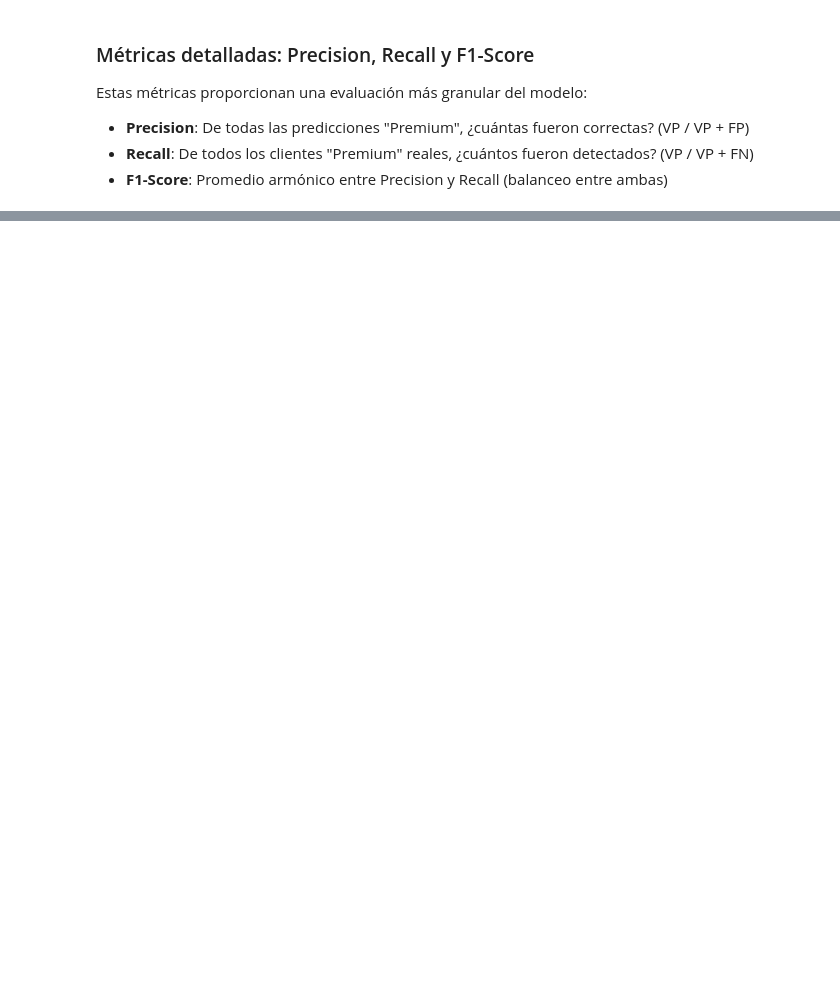
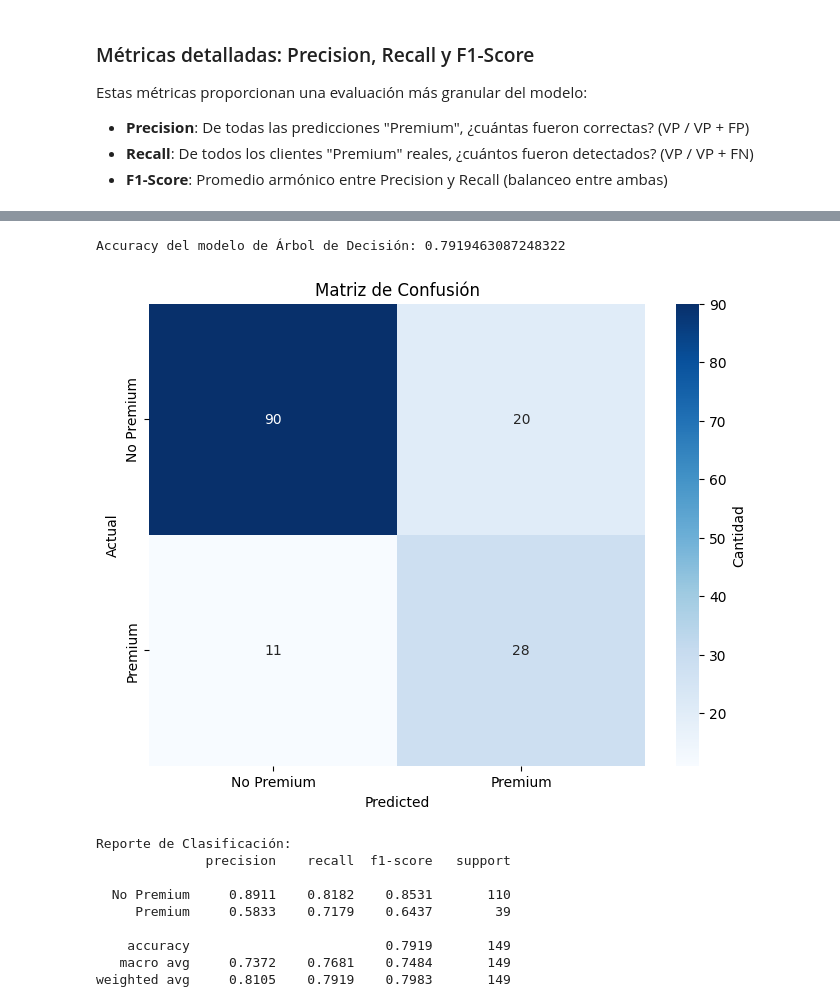
Before and after one commit to Tolally/info257-aprendizaje-de-maquinas-algoritmos-no-supervisados, a Jupyter notebook: Supervisado_Grupo16.ipynb, the cells around one changed output, grey strips where cells are left out. Drawn from its saved outputs; the diff is of its cells as text; code cells hidden in the pictures; blank space fills up the shorter version.

```diff
--- a/Supervisado_Grupo16.ipynb
+++ b/Supervisado_Grupo16.ipynb
@@ -331,0 +307,50 @@ plt.show()
+# %%
+# Inicializar y entrenar el modelo de árbol de decisión
+tree_model = DecisionTreeClassifier()
+tree_model.fit(X_train, y_train)
+
+# Hacer predicciones en el conjunto de prueba
+y_pred = tree_model.predict(X_test)
+
+# Calcular accuracy
+accuracy = accuracy_score(y_test, y_pred)
+print("Accuracy del modelo de Árbol de Decisión:", accuracy)
+# %% [output]
+Accuracy del modelo de Árbol de Decisión: 0.7919463087248322
+# %%
+# Calcular matriz de confusión
+cm = confusion_matrix(y_test, y_pred)
+
+# Obtener etiquetas únicas presentes en y_test y y_pred
+labels = sorted(set(y_test) | set(y_pred))
+
+# Visualizar matriz de confusión
+plt.figure(figsize=(8, 6))
+sns.heatmap(cm, annot=True, fmt="d", cmap="Blues",
+            xticklabels=['No Premium', 'Premium'],
+            yticklabels=['No Premium', 'Premium'],
+            cbar_kws={'label': 'Cantidad'})
+plt.xlabel('Predicted')
+plt.ylabel('Actual')
+plt.title('Matriz de Confusión')
+plt.show()
+
+
+# Calcular precision, recall y F1-score
+# Calcular precision, recall y F1-score
+report = classification_report(y_test, y_pred,
+                              target_names=['No Premium', 'Premium'],
+                              digits=4)
+print("Reporte de Clasificación:")
+print(report)
+# %% [output]
+[figure, added]
+Reporte de Clasificación:
+              precision    recall  f1-score   support
+
+  No Premium     0.8911    0.8182    0.8531       110
+     Premium     0.5833    0.7179    0.6437        39
+
+    accuracy                         0.7919       149
+   macro avg     0.7372    0.7681    0.7484       149
+weighted avg     0.8105    0.7919    0.7983       149
```
Also changed, not shown: parts of 20 cells of this notebook.
